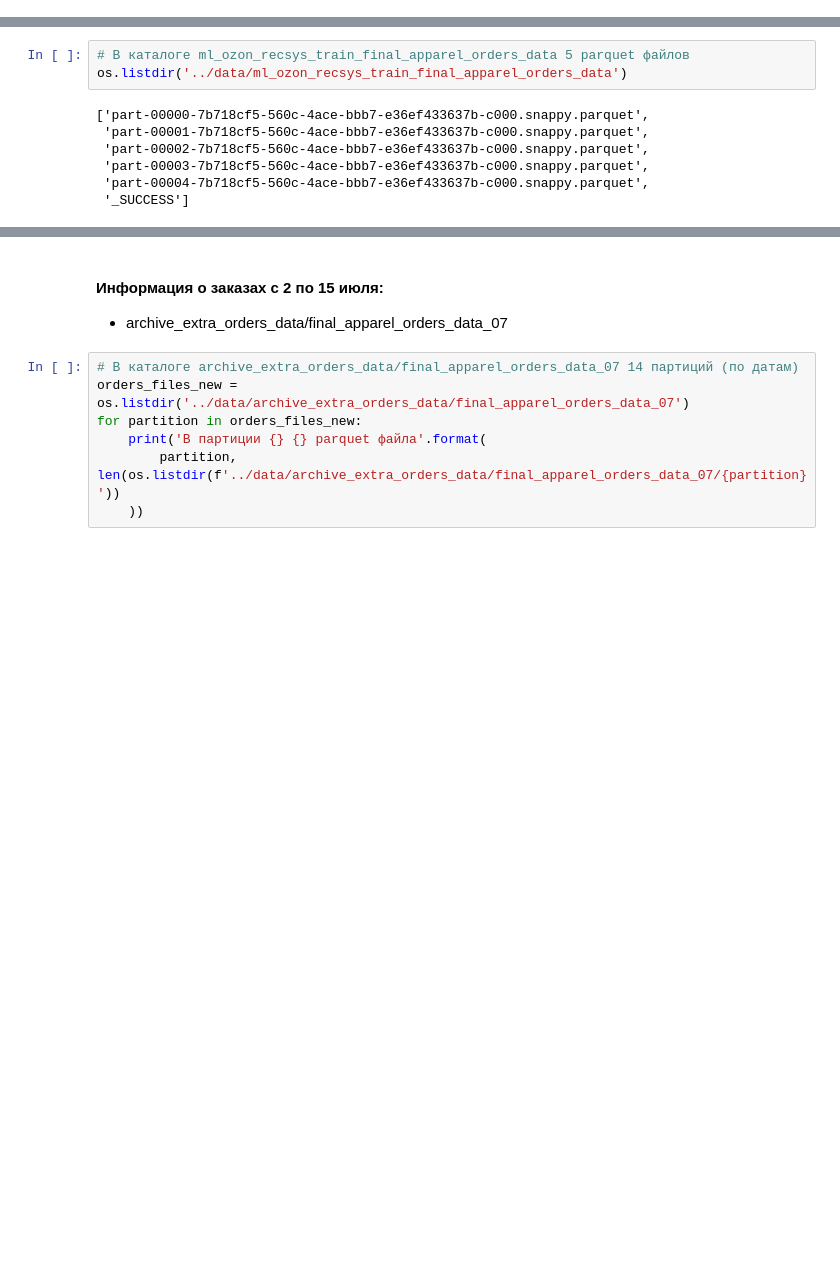
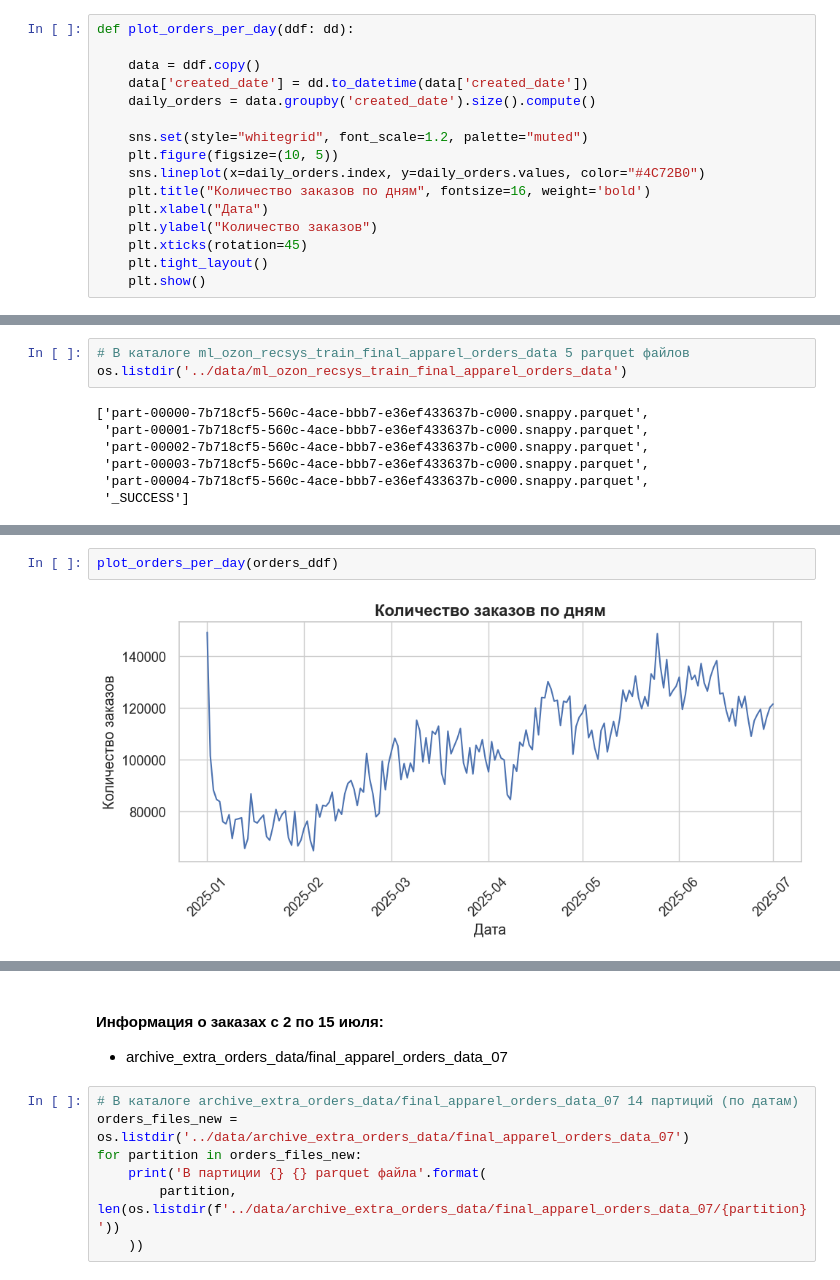
Before and after one commit to Denis-R-V/Ozon_RecSys, a Jupyter notebook: notebooks/1_EDA.ipynb, the cells around one changed output, grey strips where cells are left out. Cells and saved outputs as stored; diff of their text form; blank space fills up the shorter version.

Commit message:
Add plots to EDA

```diff
--- a/notebooks/1_EDA.ipynb
+++ b/notebooks/1_EDA.ipynb
@@ -23,0 +26,16 @@ sns.set_palette("husl")
+# %%
+def plot_orders_per_day(ddf: dd):
+
+    data = ddf.copy()
+    data['created_date'] = dd.to_datetime(data['created_date'])
+    daily_orders = data.groupby('created_date').size().compute()
+
+    sns.set(style="whitegrid", font_scale=1.2, palette="muted")
+    plt.figure(figsize=(10, 5))
+    sns.lineplot(x=daily_orders.index, y=daily_orders.values, color="#4C72B0")
+    plt.title("Количество заказов по дням", fontsize=16, weight='bold')
+    plt.xlabel("Дата")
+    plt.ylabel("Количество заказов")
+    plt.xticks(rotation=45)
+    plt.tight_layout()
+    plt.show()
@@ -81,0 +242,4 @@ proccesed_orders   960296      5.08%
+# %%
+plot_orders_per_day(orders_ddf)
+# %% [output]
+[figure, added]
```
Also changed, not shown: parts of 40 cells of this notebook.
